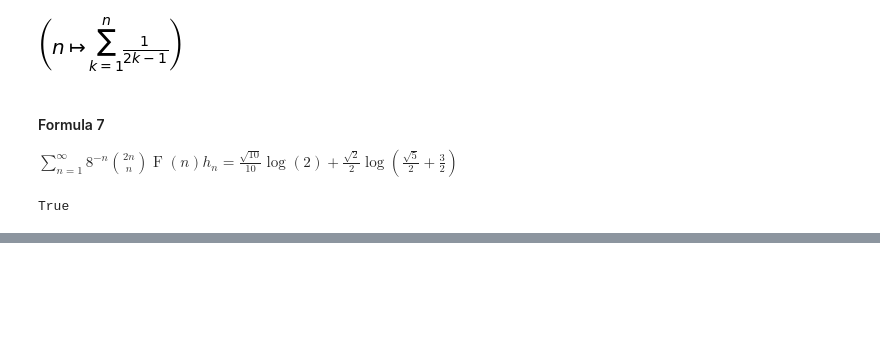
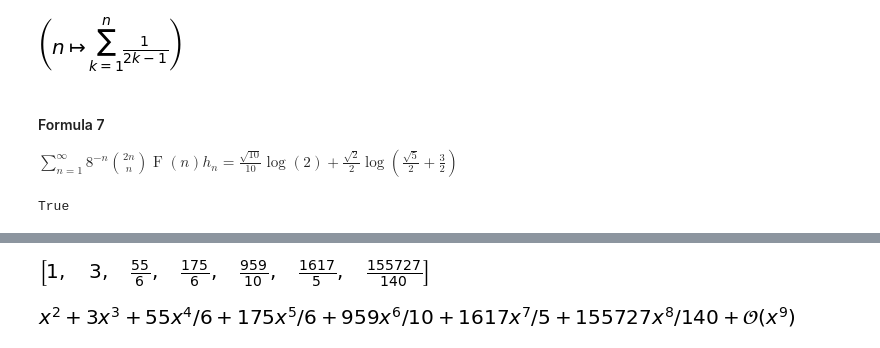
Before and after one commit to mameli/Analysis_and_Design_of_Algorithms, a Jupyter notebook: Chen21/chen.ipynb, the cells around one changed output, grey strips where cells are left out. Cells and saved outputs as stored; diff of their text form; code cells hidden in the pictures; blank space fills up the shorter version.

```diff
--- a/Chen21/chen.ipynb
+++ b/Chen21/chen.ipynb
@@ -126,0 +187,10 @@ oo
+# %%
+h10 = Lambda([n], catalan(n) * harmonic(n))
+[(h10(i).doit()) for i in range(1, 8)]
+# %% [output]
+[figure, added]
+# %%
+h10_expr = Lambda([n], ln(2) + sqrt(1-4*x)*ln(2*sqrt(1-4*x))-(1 + sqrt(1 -4*x))*ln(1+sqrt(1 -4*x)))
+series(h10_expr(x), x, n=9)
+# %% [output]
+[figure, added]
```
Also changed, not shown: parts of 17 cells of this notebook, 1 other file.
